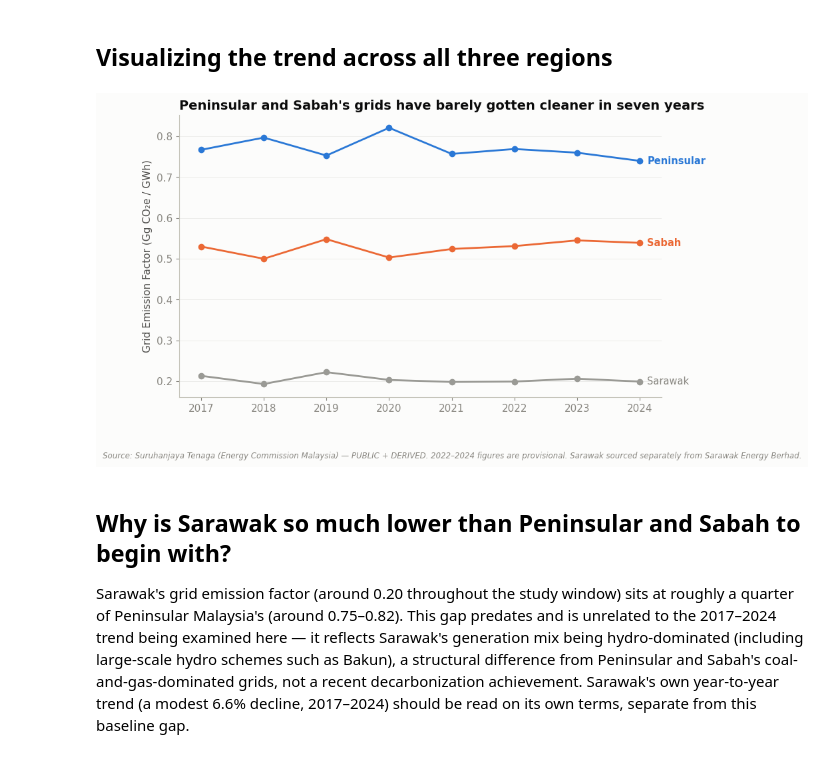
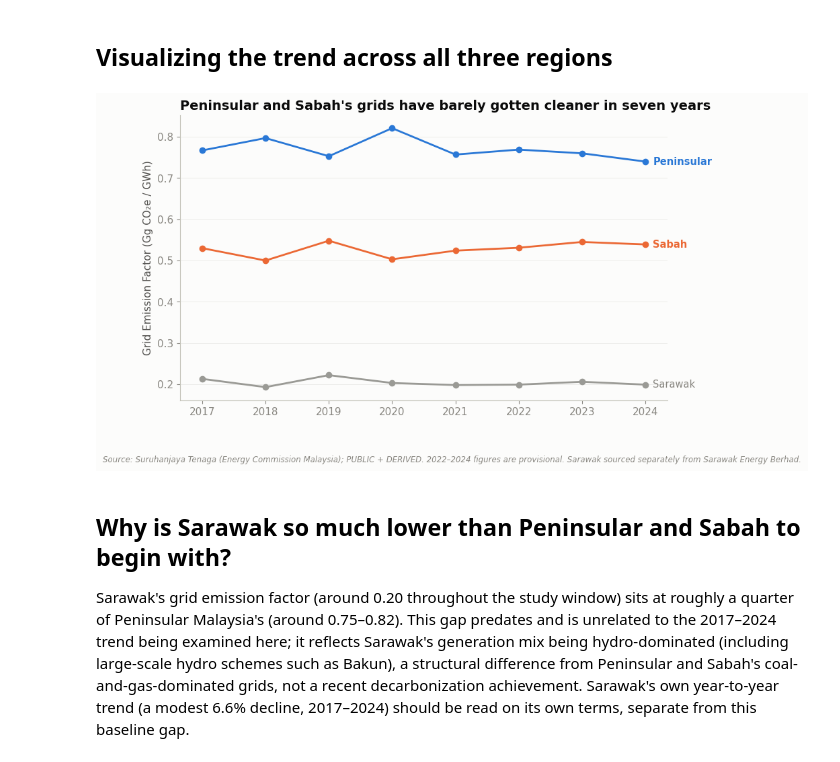
Before and after one commit to ooi-darren/malaysia-grid-decarbonization, a Jupyter notebook: notebooks/01-grid-emission-factor-trend.ipynb, the cells around one changed output. Cells and saved outputs as stored; diff of their text form; code cells hidden in the pictures.

```diff
--- a/notebooks/01-grid-emission-factor-trend.ipynb
+++ b/notebooks/01-grid-emission-factor-trend.ipynb
@@ -127,29 +127,29 @@ plt.show()
 # %%
 fig, ax = plt.subplots(figsize=(10, 5.5))
 region_colors = {'Peninsular': ACCENT_1, 'Sabah': ACCENT_2, 'Sarawak': GRAY}
 region_weights = {'Peninsular': 'bold', 'Sabah': 'bold', 'Sarawak': 'normal'}
 region_label_colors = {'Peninsular': ACCENT_1, 'Sabah': ACCENT_2, 'Sarawak': INK_MUTED}
 for region in regions:
     series = gef[gef['region'] == region].set_index('year')['gef_gg_co2e_per_gwh']
     ax.plot(series.index, series.values, marker='o', markersize=6, linewidth=2,
             color=region_colors[region])
     end_label(ax, series.index[-1], series.values[-1], region,
               region_label_colors[region], weight=region_weights[region])
 
 ax.set_title("Peninsular and Sabah's grids have barely gotten cleaner in seven years", loc='left')
 ax.set_ylabel('Grid Emission Factor (Gg CO₂e / GWh)')
 ax.set_xlabel('')
 fig.subplots_adjust(right=0.85)
 
-add_source(ax.figure, 'Source: Suruhanjaya Tenaga (Energy Commission Malaysia) — PUBLIC + DERIVED. '
+add_source(ax.figure, 'Source: Suruhanjaya Tenaga (Energy Commission Malaysia); PUBLIC + DERIVED. '
                        '2022–2024 figures are provisional. Sarawak sourced separately from Sarawak Energy Berhad.')
 plt.show()
 # %% [output]
-[figure, old version]
+[figure, new version]
 # %% [markdown]
 ## Why is Sarawak so much lower than Peninsular and Sabah to begin with?
 
-Sarawak's grid emission factor (around 0.20 throughout the study window) sits at roughly a quarter of Peninsular Malaysia's (around 0.75–0.82). This gap predates and is unrelated to the 2017–2024 trend being examined here — it reflects Sarawak's generation mix being hydro-dominated (including large-scale hydro schemes such as Bakun), a structural difference from Peninsular and Sabah's coal-and-gas-dominated grids, not a recent decarbonization achievement. Sarawak's own year-to-year trend (a modest 6.6% decline, 2017–2024) should be read on its own terms, separate from this baseline gap.
+Sarawak's grid emission factor (around 0.20 throughout the study window) sits at roughly a quarter of Peninsular Malaysia's (around 0.75–0.82). This gap predates and is unrelated to the 2017–2024 trend being examined here; it reflects Sarawak's generation mix being hydro-dominated (including large-scale hydro schemes such as Bakun), a structural difference from Peninsular and Sabah's coal-and-gas-dominated grids, not a recent decarbonization achievement. Sarawak's own year-to-year trend (a modest 6.6% decline, 2017–2024) should be read on its own terms, separate from this baseline gap.
 # %% [markdown]
 ## Strategic Recommendation
 
```
Also changed, not shown: parts of 4 cells of this notebook, 3 other files.
